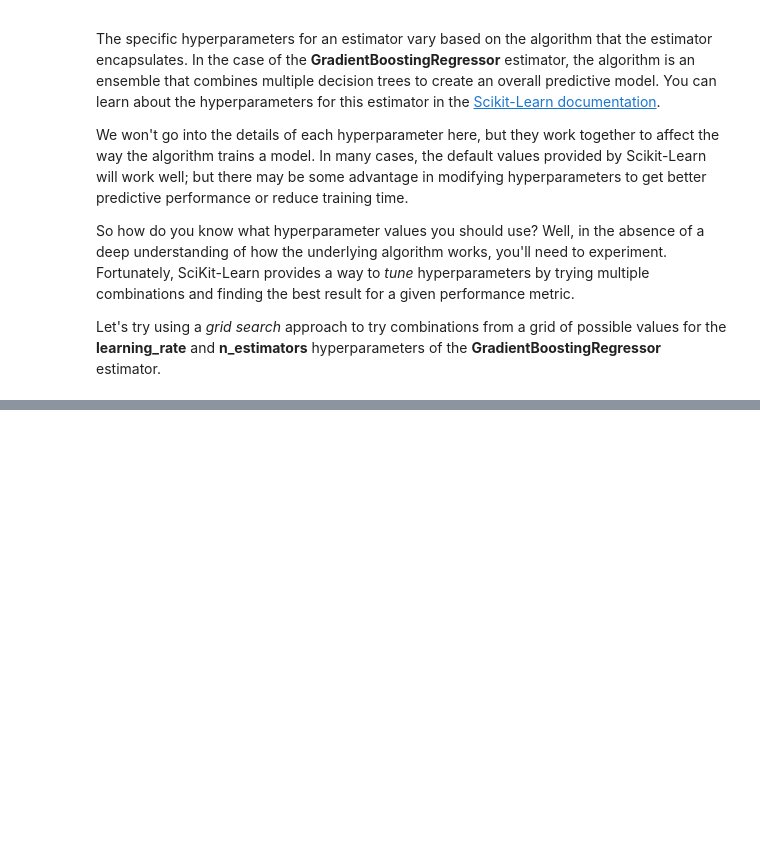
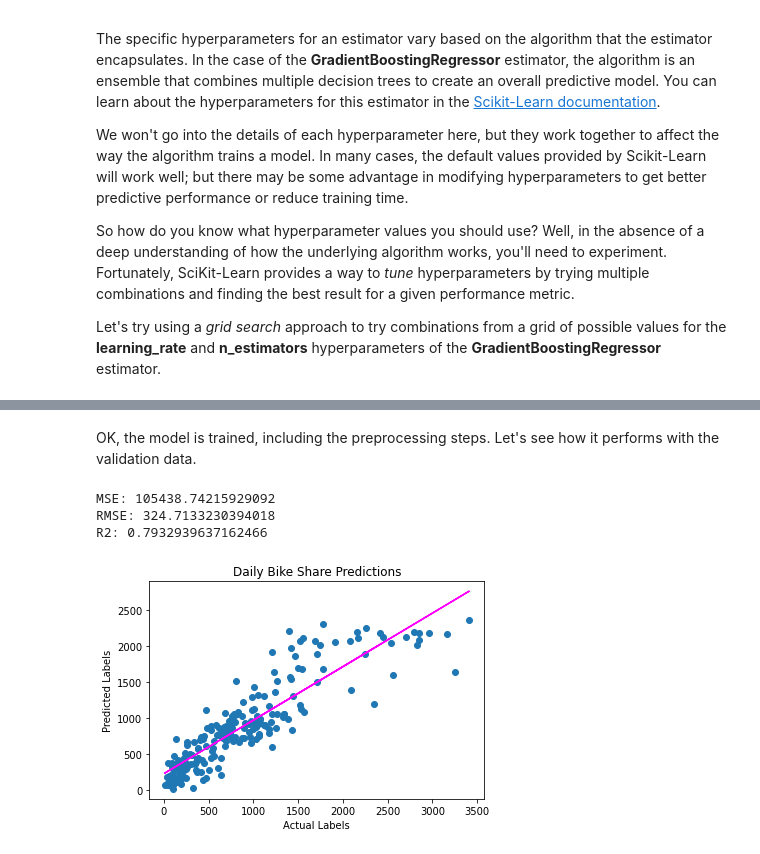
Before and after one commit to Aduzona/Machine_Learning, a Jupyter notebook: 7_Train_and_evaluate_regression_models/7_Optimize_and_save_models.ipynb, the cells around one changed output, grey strips where cells are left out. Saved outputs shown, nothing was run; the diff lists cells and outputs as text; code cells hidden in the pictures; blank space fills up the shorter version.

```diff
--- a/7_Train_and_evaluate_regression_models/7_Optimize_and_save_models.ipynb
+++ b/7_Train_and_evaluate_regression_models/7_Optimize_and_save_models.ipynb
@@ -105,0 +235,7 @@ Let's try using a *grid search* approach to try combinations from a grid of poss
+# %%
+# Combine preprocessing steps
+preprocessor = ColumnTransformer(
+    transformers=[
+        ('num', numeric_transformer, numeric_features),
+        ('cat', categorical_transformer, categorical_features)])
+preprocessor
@@ -105,0 +250,8 @@ Let's try using a *grid search* approach to try combinations from a grid of poss
+# %%
+# Create preprocessing and training pipeline
+pipeline = Pipeline(steps=[('preprocessor', preprocessor),
+                           ('regressor', GradientBoostingRegressor())])
+# %%
+# fit the pipeline to train a linear regression model on the training set
+model = pipeline.fit(X_train, (y_train))
+print (model)
@@ -105,0 +269,28 @@ Let's try using a *grid search* approach to try combinations from a grid of poss
+# %% [markdown]
+OK, the model is trained, including the preprocessing steps. Let's see how it performs with the validation data.
+# %%
+# Get predictions
+predictions = model.predict(X_test)
+
+# Display metrics
+mse = mean_squared_error(y_test, predictions)
+print("MSE:", mse)
+rmse = np.sqrt(mse)
+print("RMSE:", rmse)
+r2 = r2_score(y_test, predictions)
+print("R2:", r2)
+
+# Plot predicted vs actual
+plt.scatter(y_test, predictions)
+plt.xlabel('Actual Labels')
+plt.ylabel('Predicted Labels')
+plt.title('Daily Bike Share Predictions')
+z = np.polyfit(y_test, predictions, 1)
+p = np.poly1d(z)
+plt.plot(y_test,p(y_test), color='magenta')
+plt.show()
+# %% [output]
+MSE: 105438.74215929092
+RMSE: 324.7133230394018
+R2: 0.7932939637162466
+[figure, added]
```
Also changed, not shown: parts of 17 cells of this notebook, 4 other files.
